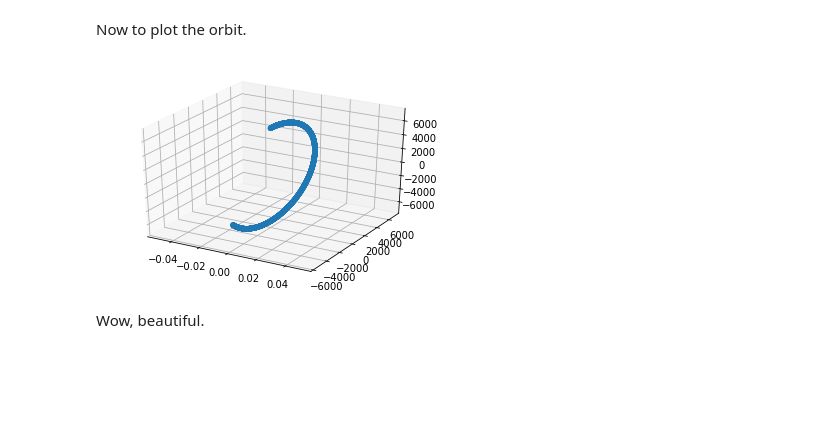
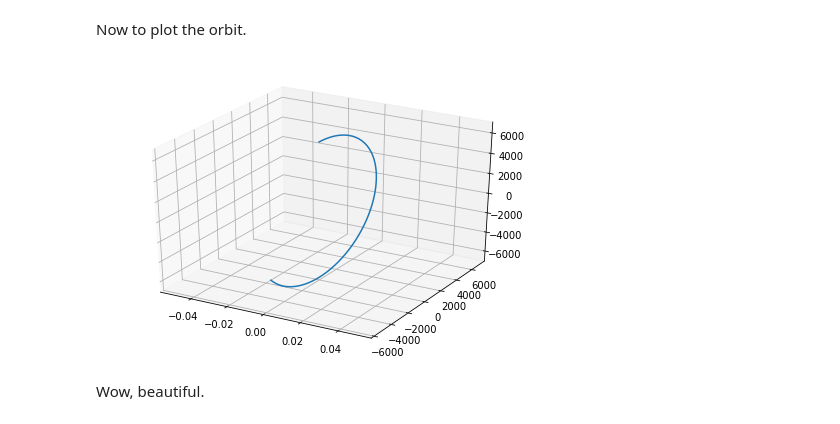
Before and after one commit to DaDumples/Examples, a Jupyter notebook: Orbits Intro/Orbits Intro.ipynb, the cells around one changed output. Drawn from its saved outputs; the diff is of its cells as text; code cells hidden in the pictures; blank space fills up the shorter version.

```diff
--- a/Orbits Intro/Orbits Intro.ipynb
+++ b/Orbits Intro/Orbits Intro.ipynb
@@ -174,13 +174,14 @@ Now to plot the orbit.
 # %%
 %matplotlib inline
 import matplotlib.pyplot as plt
+from mpl_toolkits.mplot3d import Axes3D
 
 fig = plt.figure()
-ax = plt.axes(projection = '3d')
-ax.scatter(newstates[:,0], newstates[:,1], newstates[:,2])
+ax = Axes3D(fig)
+ax.plot(newstates[:,0], newstates[:,1], newstates[:,2])
 plt.show()
 # %% [output]
-[figure, old version]
+[figure, new version]
 # %% [markdown]
 Wow, beautiful.
 # %% [markdown]
```
Also changed, not shown: parts of 3 cells of this notebook.
